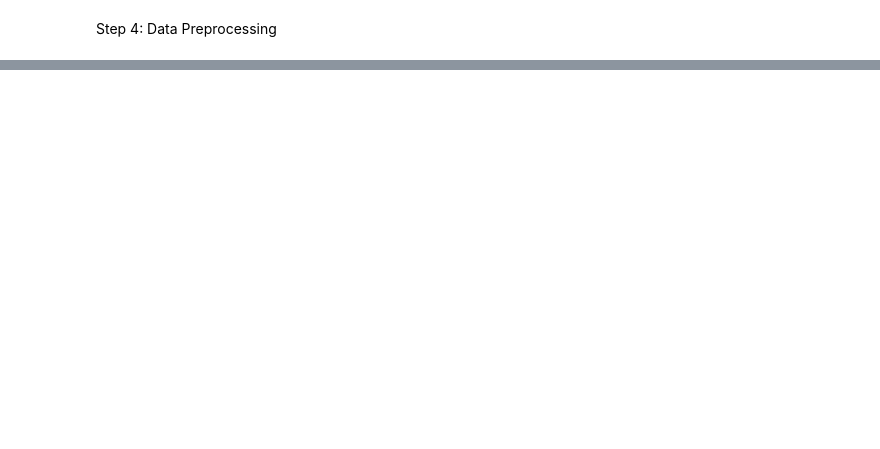
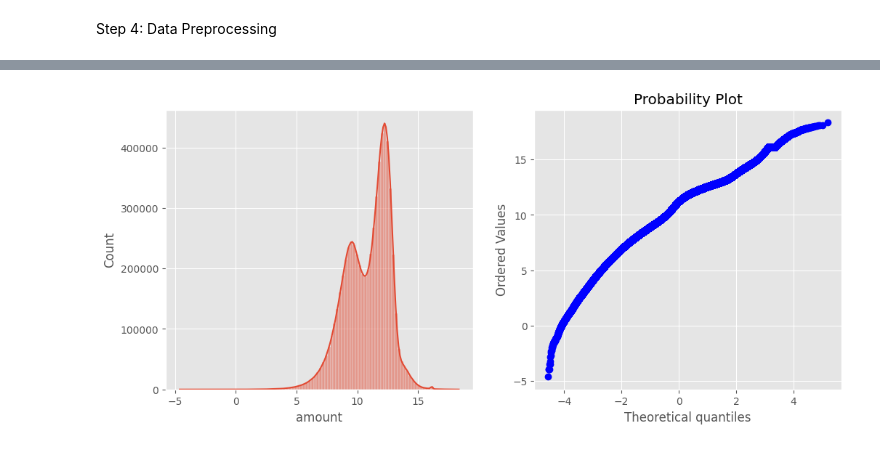
Before and after one commit to Aryzenshi/payments-fraud-detection, a Jupyter notebook: training/online payments fraud detection.ipynb, the cells around one changed output, grey strips where cells are left out. Drawn from its saved outputs; the diff is of its cells as text; code cells hidden in the pictures; blank space fills up the shorter version.

```diff
--- a/training/online payments fraud detection.ipynb
+++ b/training/online payments fraud detection.ipynb
@@ -253,0 +324,11 @@ Step 4: Data Preprocessing
+# %%
+def transformationPlot(feature):
+    plt.figure(figsize=(12,5))
+    plt.subplot(1,2,1)
+    sns.histplot(feature, kde=True, bins=100)
+    plt.subplot(1,2,2)
+    stats.probplot(feature, dist="norm", plot=plt)
+# %%
+transformationPlot(np.log(df['amount']))
+# %% [output]
+[figure, added]
```
Also changed, not shown: parts of 15 cells of this notebook.
